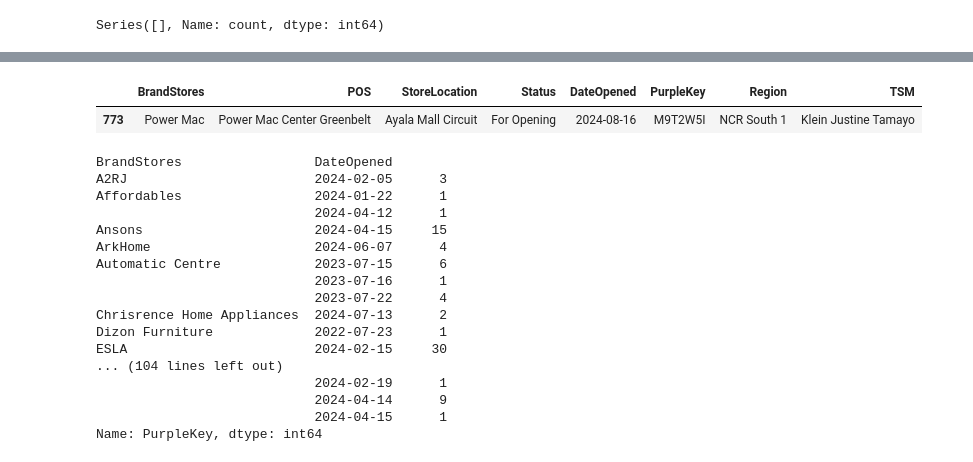
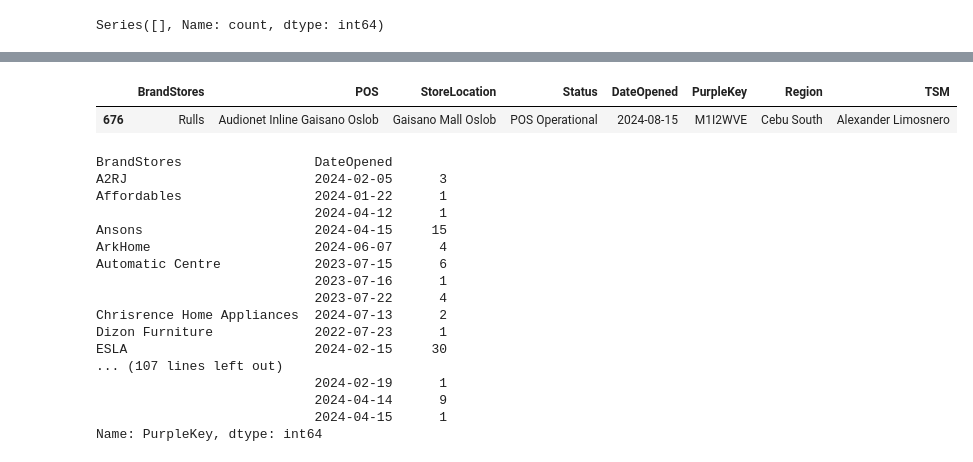
Before and after one commit to dchakroborti-tonik/POS_Addition, a Jupyter notebook: Notebook/Pos_mapping_new.ipynb, the cells around one changed output, grey strips where cells are left out. Drawn from its saved outputs; the diff is of its cells as text; code cells hidden in the pictures.

```diff
--- a/Notebook/Pos_mapping_new.ipynb
+++ b/Notebook/Pos_mapping_new.ipynb
@@ -24,6 +24,6 @@ client = bigquery.Client(project='prj-prod-dataplatform')
 # Set options or configurations as needed
 # Example: pd.set_option('display.max_columns', None)
 # %%
-df = pd.read_csv(r"C:\Users\DwaipayanChakroborti\OneDrive - Tonik Financial Pte Ltd\MyStuff\SIL Sales\Shin Nebria\POS_Addition\Data\pos_add_20240816.csv")
+df = pd.read_csv(r"C:\Users\DwaipayanChakroborti\OneDrive - Tonik Financial Pte Ltd\MyStuff\SIL Sales\Shin Nebria\POS_Addition\Data\pos_add_20240815.csv")
 df.shape
 # %% [output]
@@ -439,8 +459,8 @@ df.sort_values('DateOpened', ascending=False)
 # %%
-df[df['PurpleKey'] =='M9T2W5I']
+df[df['PurpleKey'] =='M1I2WVE']
 # %% [output]
 |  | BrandStores | POS | StoreLocation | Status | DateOpened | PurpleKey | Region | TSM |
-| 773 | Power Mac | Power Mac Center Greenbelt | Ayala Mall Circuit | For Opening | 2024-08-16 | M9T2W5I | NCR South 1 | Klein Justine Tamayo |
+| 676 | Rulls | Audionet Inline Gaisano Oslob | Gaisano Mall Oslob | POS Operational | 2024-08-15 | M1I2WVE | Cebu South | Alexander Limosnero |
 # %%
 df.groupby(['BrandStores', 'DateOpened'])['PurpleKey'].nunique()
 # %% [output]
@@ -456,7 +476,7 @@ Automatic Centre            2023-07-15      6
 Chrisrence Home Appliances  2024-07-13      2
 Dizon Furniture             2022-07-23      1
 ESLA                        2024-02-15     30
-... (104 lines left out)
+... (107 lines left out)
                             2024-02-19      1
                             2024-04-14      9
                             2024-04-15      1
```
Also changed, not shown: parts of 34 cells of this notebook, 3 other files.
